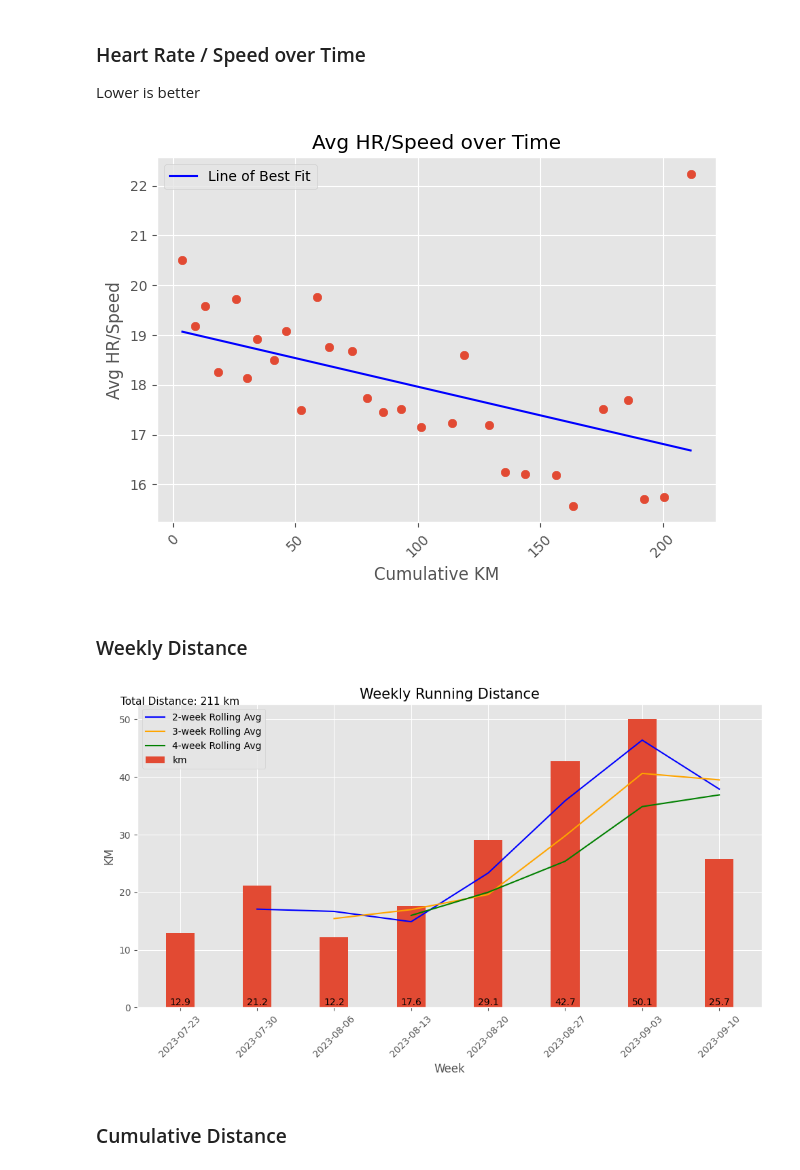
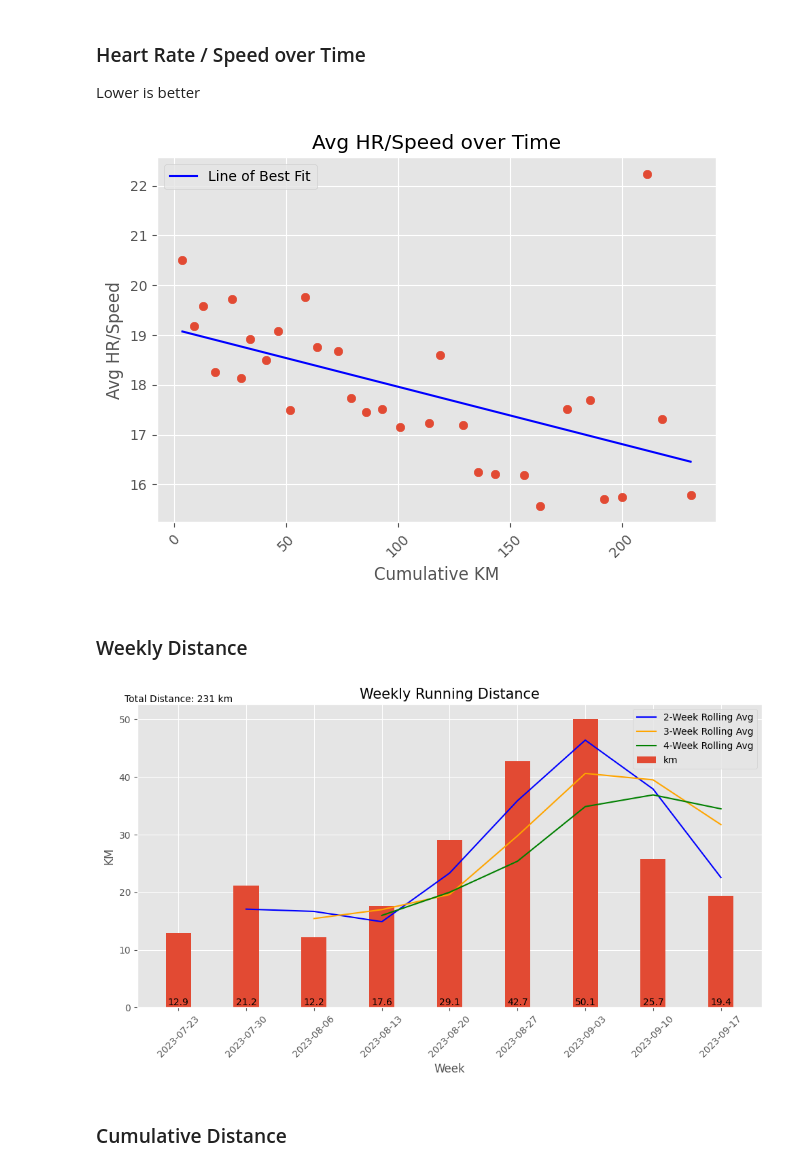
Before and after one commit to palmerac/Elevate, a Jupyter notebook: runStats.ipynb, the cells around one changed output. Cells and saved outputs as stored; diff of their text form; code cells hidden in the pictures.

```diff
--- a/runStats.ipynb
+++ b/runStats.ipynb
@@ -61,7 +61,7 @@ def rnd(val, deci):
 # %% [markdown]
 Only counting activities post Europe, export HeartWatch Workouts from Jul 17 - Today and add the csv to the wd
 # %%
-df = pd.read_csv('HeartWatch-Workouts-20230717-to-20230909.csv')
+df = pd.read_csv('HeartWatch-Workouts-20230717-to-20230913.csv')
 # %%
 df = df.drop(['Date', 'from', 'to', 'rpe', 'Load', 'bpm-lo', 'bpm-90%+-%', '90%+-mins',
               'bpm-80-90%-%', '80-90%-mins','bpm-70-80%-%', '70-80%-mins','bpm-60-70%-%',
@@ -239,40 +240,40 @@ plt.tight_layout()
 plt.savefig('Graphs/HR-Speed over Time.png', dpi=300)
 plt.show()
 # %% [output]
-[figure, old version]
+[figure, new version]
 # %% [markdown]
 ### Weekly Distance
 # %%
 plt.figure(figsize=(10,6))
 
 # Rolling Average
 rolling_average2 = rolla(wklySUM, 'km', 2)
-plt.plot(wklySUM.index, rolling_average2, label='2-week Rolling Avg', color='blue')
+plt.plot(wklySUM.index, rolling_average2, label='2-Week Rolling Avg', color='blue')
 rolling_average3 = rolla(wklySUM, 'km', 3)
-plt.plot(wklySUM.index, rolling_average3, label='3-week Rolling Avg', color='orange')
+plt.plot(wklySUM.index, rolling_average3, label='3-Week Rolling Avg', color='orange')
 rolling_average4 = rolla(wklySUM, 'km', 4)
-plt.plot(wklySUM.index, rolling_average4, label='4-week Rolling Avg', color='green')
+plt.plot(wklySUM.index, rolling_average4, label='4-Week Rolling Avg', color='green')
 
 # Toal Distance Text
 total_distance = sum(wklySUM, 'km')
-plt.text(wklySUM.index[0], wklySUM['km'].max() + 2.1, f'Total Distance: {total_distance:.0f} km',
-         ha='center', va='bottom', fontsize=11, color='black', transform=plt.gca().transData)
+plt.text(wklySUM.index[0], wklySUM['km'].max() + 2.5, f'Total Distance: {total_distance:.0f} km',
+        ha='center', va='bottom', fontsize=10, color='black', transform=plt.gca().transData)
 
 plt.bar(wklySUM.index, wklySUM['km'], label='km', width=2.6)
 for idx, value in enumerate(wklySUM['km']):
-    plt.text(wklySUM.index[idx], 0, f'{value:.1f}', ha='center', va='bottom',
-             fontsize=10, color='black')
+        plt.text(wklySUM.index[idx], 0, f'{value:.1f}', ha='center', va='bottom',
+        fontsize=10, color='black')
 
 plt.xlabel('Week')
 plt.ylabel('KM')
 plt.title('Weekly Running Distance', fontsize=15)
 plt.legend()
 plt.xticks(wklySUM.index, wklySUM.index.strftime('%Y-%m-%d'), rotation=45)
 plt.tight_layout()
 plt.savefig('Graphs/Weekly Distance.png', dpi=300)
 plt.show()
 # %% [output]
-[figure, old version]
+[figure, new version]
 # %% [markdown]
 ### Cumulative Distance
 # %%
```
Also changed, not shown: parts of 8 cells of this notebook, 10 other files.
